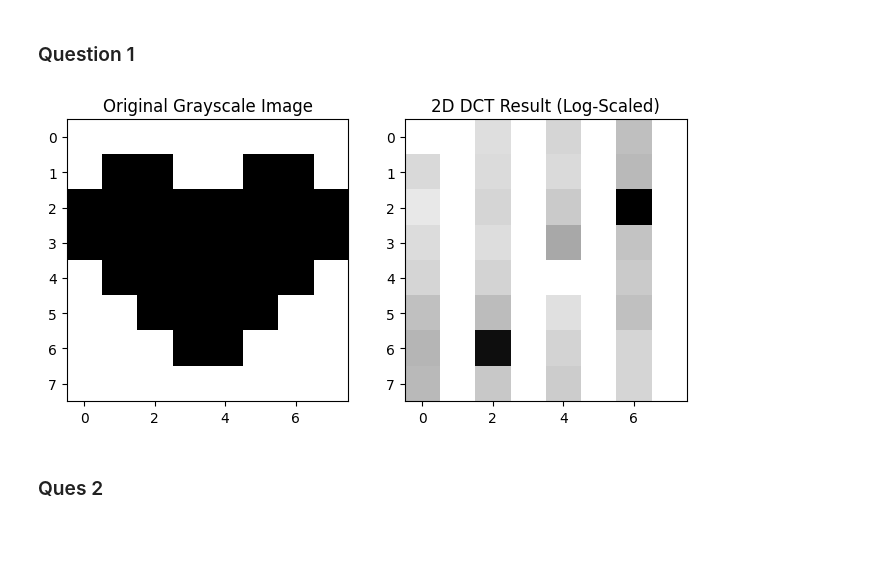
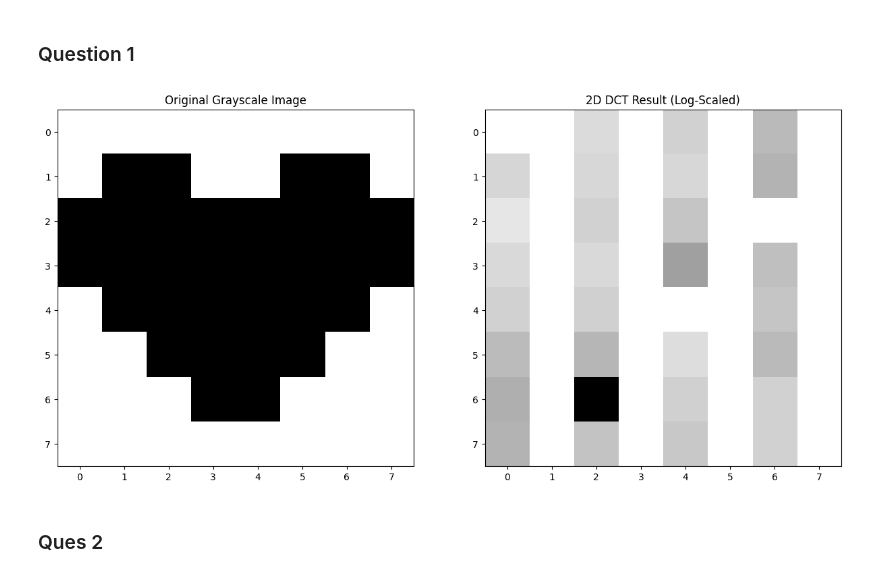
Before and after one commit to Viswaksena-J/semester, a Jupyter notebook: 5thSem/signal&image processing/lab4/21035_lab4.ipynb, the cells around one changed output. Drawn from its saved outputs; the diff is of its cells as text; code cells hidden in the pictures; blank space fills up the shorter version.

```diff
--- a/5thSem/signal&image processing/lab4/21035_lab4.ipynb
+++ b/5thSem/signal&image processing/lab4/21035_lab4.ipynb
@@ -10,28 +10,28 @@
 # %%
 import cv2
 import numpy as np
 import matplotlib.pyplot as plt
 
 # Read the grayscale image using OpenCV
 image_path = "./heart.png" # Replace with your image path
 gray_image = cv2.imread(image_path, cv2.IMREAD_GRAYSCALE)
 
 # Apply 2D DCT using NumPy
 dct_result = cv2.dct(gray_image.astype(np.float32))
 
 # Plot the original grayscale image
-plt.figure(figsize=(8, 6))
+plt.figure(figsize=(15, 10))
 plt.subplot(121)
 plt.imshow(gray_image, cmap='gray')
 plt.title('Original Grayscale Image')
 
 # Plot the DCT result (log-scaled for better visualization)
 plt.subplot(122)
 plt.imshow(np.log(np.abs(dct_result)), cmap='gray')
 plt.title('2D DCT Result (Log-Scaled)')
 plt.show()
 # %% [output]
-[figure, old version]
+[figure, new version]
 # %% [markdown]
 ### Ques 2
 # %%
```
Also changed, not shown: 38 other files.
